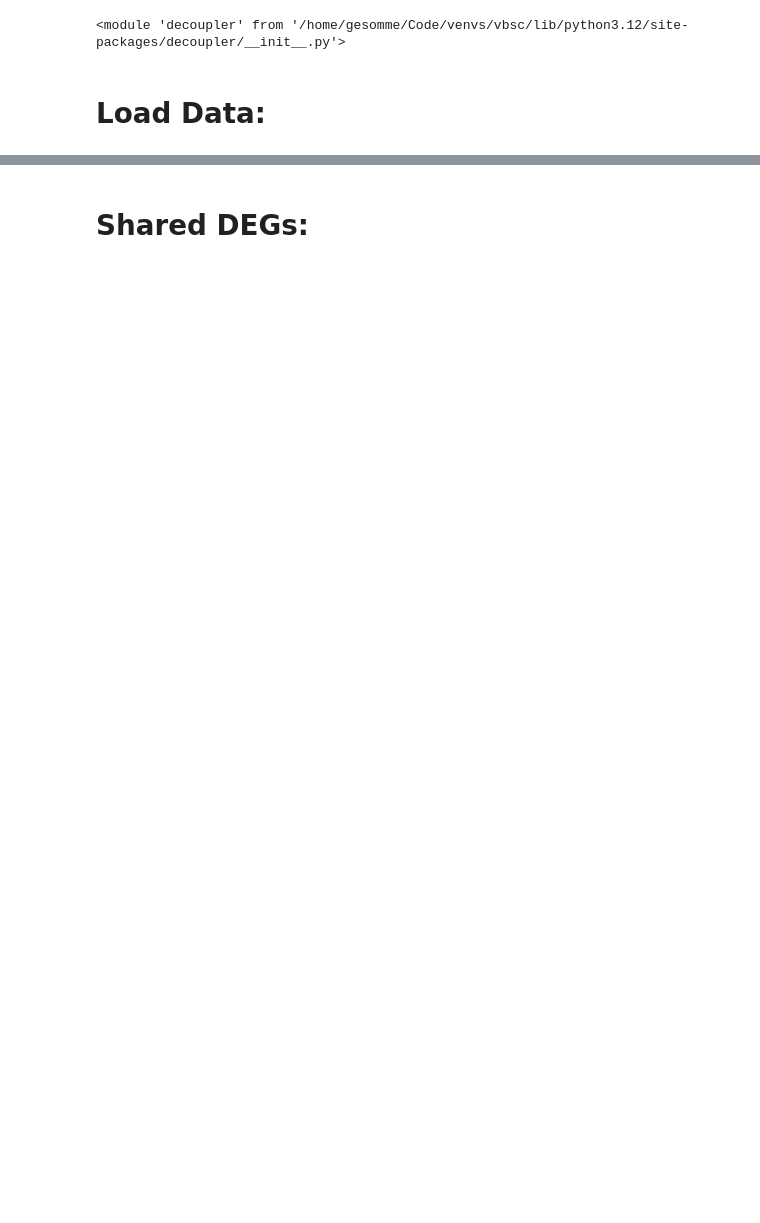
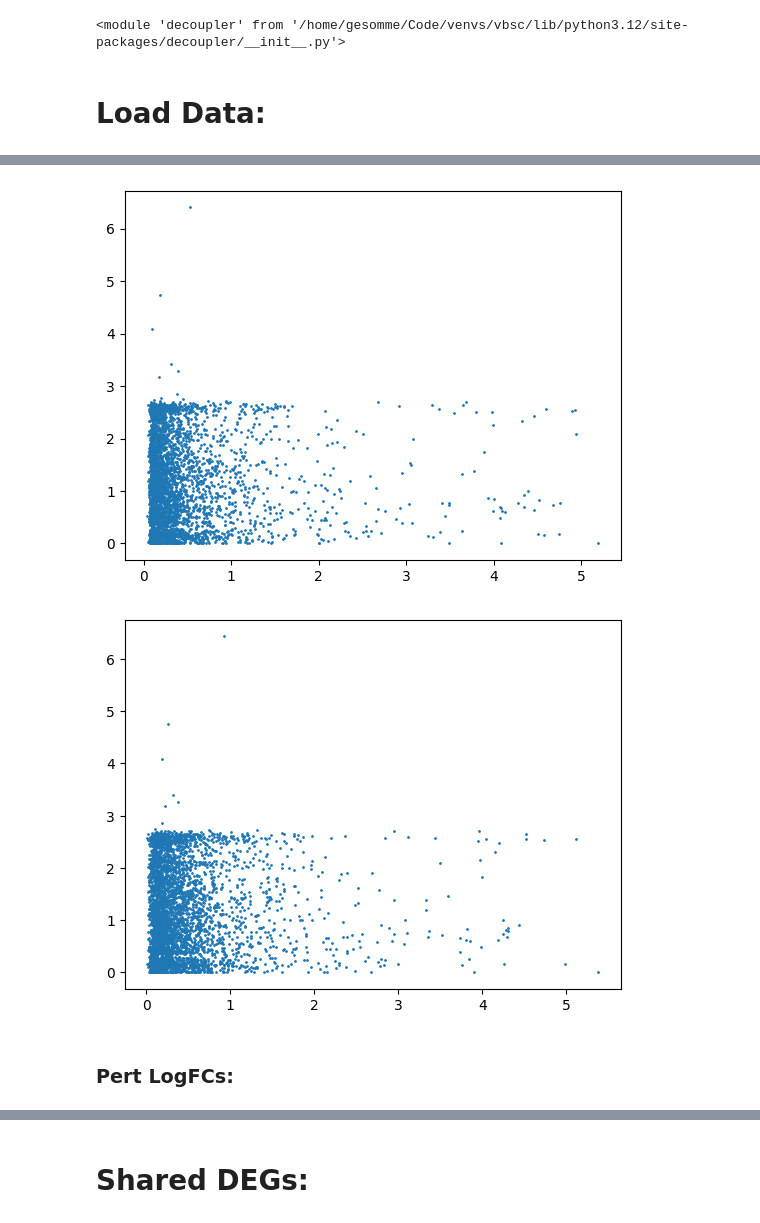
Before and after one commit to GeorgSommerer/bsc_thesis_pGRiNS, a Jupyter notebook: Analysis/eval_synth_data.ipynb, the cells around one changed output, grey strips where cells are left out. Drawn from its saved outputs; the diff is of its cells as text; code cells hidden in the pictures; blank space fills up the shorter version.

```diff
--- a/Analysis/eval_synth_data.ipynb
+++ b/Analysis/eval_synth_data.ipynb
@@ -97,5 +109,10 @@ plt.scatter
 # %%
-i = 0
+i = 3
 for name in names:
-    plt.scatter(data[name]["experimental"]["pert_means"][data[name]["perts"][i]],data[name]["pGRiNS"]["pert_means"][data[name]["perts"][i]])
+    plt.scatter(data[name]["experimental"]["pert_means"][data[name]["perts"][i]],data[name]["pGRiNS"]["pert_means"][data[name]["perts"][i]],s=1)
     plt.show()
+# %% [output]
+[figure, added]
+[figure, added]
+# %% [markdown]
+### Pert LogFCs:
```
Also changed, not shown: parts of 32 cells of this notebook, 32 other files.
